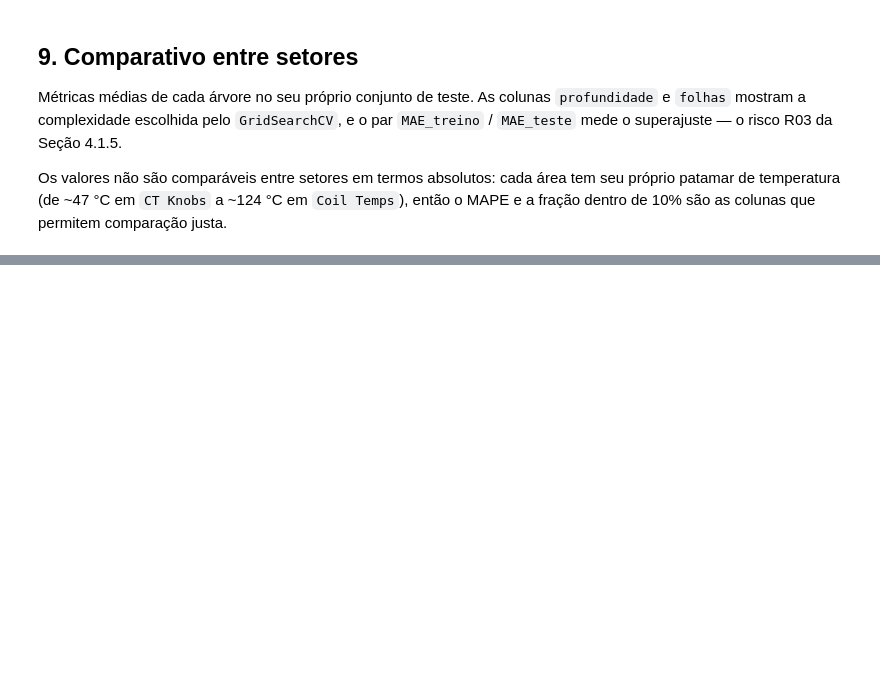
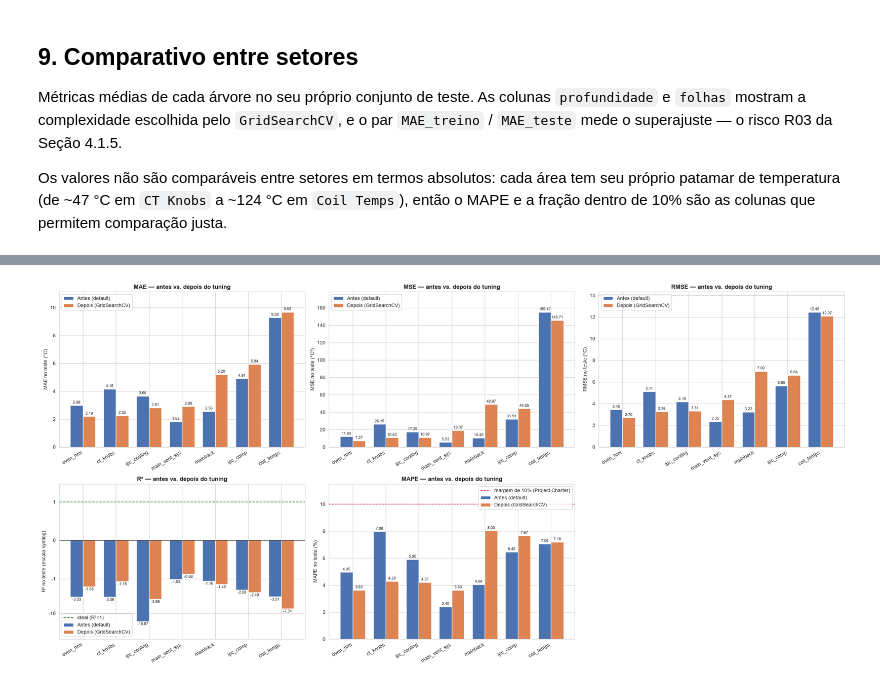
Before and after one commit to nicolas-carrascossa/whirlpool-thermal-predictor, a Jupyter notebook: notebooks/Decision_tree_regre.ipynb, the cells around one changed output, grey strips where cells are left out. Drawn from its saved outputs; the diff is of its cells as text; code cells hidden in the pictures; blank space fills up the shorter version.

```diff
--- a/notebooks/Decision_tree_regre.ipynb
+++ b/notebooks/Decision_tree_regre.ipynb
@@ -769,0 +1434,69 @@ dentro_de_10%    0.8202
+# %%
+
+# ============================================================
+# CÉLULA 14 — GRÁFICOS: ERRO ANTES vs. DEPOIS DO TUNING, POR SETOR
+# MAE, MSE, RMSE, R² e MAPE lado a lado, com o valor de cada barra anotado.
+# MSE = RMSE² (não precisa recalcular — é derivado diretamente do RMSE já
+# presente em antes_depois).
+#
+# O painel de R² usa escala symlog (logarítmica simétrica, aceita negativos):
+# setores com R² muito negativo (ex. -77) esticavam o eixo Y a ponto de a
+# diferença entre os outros setores — e a distância até o ideal (R²=1) —
+# ficar ilegível numa escala linear comum. Os rótulos do eixo são forçados a
+# número simples (1, 10, 100...) em vez da notação "10^0" padrão do symlog.
+# ============================================================
+from matplotlib.ticker import FuncFormatter
+
+ordem_setores = antes_depois.sort_values("MAE_teste_depois")["setor"]
+plot_df = antes_depois.set_index("setor").loc[ordem_setores].copy()
+
+plot_df["MSE_teste_antes"] = plot_df["RMSE_teste_antes"] ** 2
+plot_df["MSE_teste_depois"] = plot_df["RMSE_teste_depois"] ** 2
+
+largura = 0.38
+posicoes = np.arange(len(plot_df))
+
+fig, axes = plt.subplots(2, 3, figsize=(23, 11))
+
+# (coluna_antes, coluna_depois, ylabel, título, linha_de_referência, escala_symlog)
+metricas_grafico = [
+    ("MAE_teste_antes", "MAE_teste_depois", "MAE no teste (°C)", "MAE — antes vs. depois do tuning", None, False),
+    ("MSE_teste_antes", "MSE_teste_depois", "MSE no teste (°C²)", "MSE — antes vs. depois do tuning", None, False),
+    ("RMSE_teste_antes", "RMSE_teste_depois", "RMSE no teste (°C)", "RMSE — antes vs. depois do tuning", None, False),
+    ("R2_teste_antes", "R2_teste_depois", "R² no teste (escala symlog)", "R² — antes vs. depois do tuning", 1, True),
+    ("MAPE_teste_antes_%", "MAPE_teste_depois_%", "MAPE no teste (%)", "MAPE — antes vs. depois do tuning", 10, False),
+]
+
+for ax, (col_antes, col_depois, ylabel, titulo, linha_referencia, usar_symlog) in zip(axes.flat, metricas_grafico):
+    barras_antes = ax.bar(posicoes - largura / 2, plot_df[col_antes], largura,
+                           label="Antes (default)", color="#4C72B0")
+    barras_depois = ax.bar(posicoes + largura / 2, plot_df[col_depois], largura,
+                            label="Depois (GridSearchCV)", color="#DD8452")
+    ax.bar_label(barras_antes, fmt="%.2f", fontsize=8, padding=2)
+    ax.bar_label(barras_depois, fmt="%.2f", fontsize=8, padding=2)
+    ax.axhline(0, color="black", linewidth=0.8)
+
+    if usar_symlog:
+        ax.set_yscale("symlog", linthresh=1)
+        ax.yaxis.set_major_formatter(FuncFormatter(lambda valor, _: f"{valor:g}"))
+        ax.axhline(linha_referencia, color="#2E7D32", linestyle="--", linewidth=1.4,
+                   label="ideal (R²=1)")
+    elif linha_referencia is not None:
+        ax.axhline(linha_referencia, color="crimson", linestyle="--", linewidth=1.2,
+                   label="margem de 10% (Project Charter)")
+
+    ax.set_xticks(posicoes)
+    ax.set_xticklabels(plot_df.index, rotation=30, ha="right")
+    ax.set_ylabel(ylabel)
+    ax.set_title(titulo, fontsize=12, fontweight="bold")
+    ax.margins(y=0.15)
+    ax.legend()
+
+# Painel extra (2x3 = 6 posições, só 5 métricas) fica escondido.
+axes.flat[-1].axis("off")
+
+plt.tight_layout()
+plt.savefig("../assets/graficos/dt_antes_depois_tuning.png", dpi=150, bbox_inches="tight")
+plt.show()
+# %% [output]
+[figure, added]
```
Also changed, not shown: parts of 30 cells of this notebook, 6 other files.
